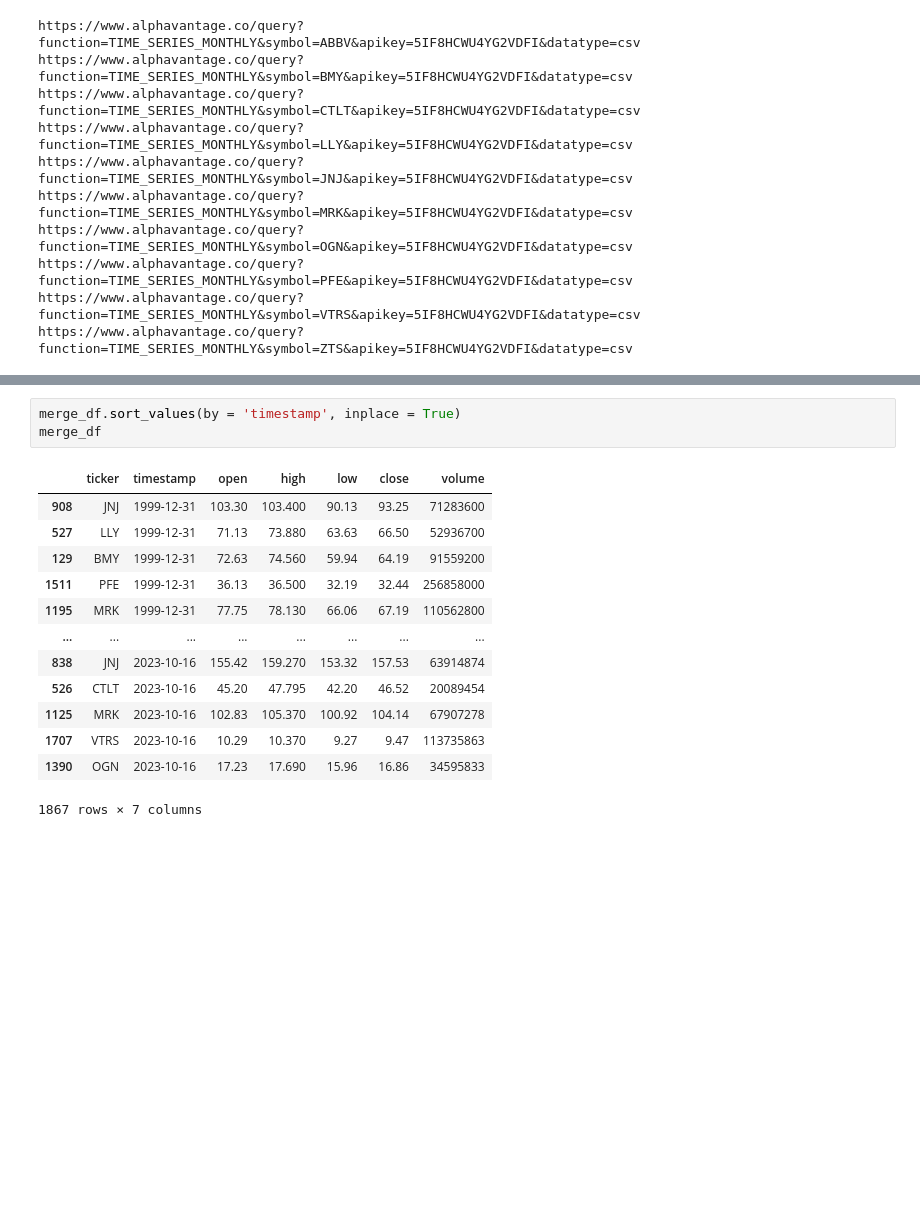
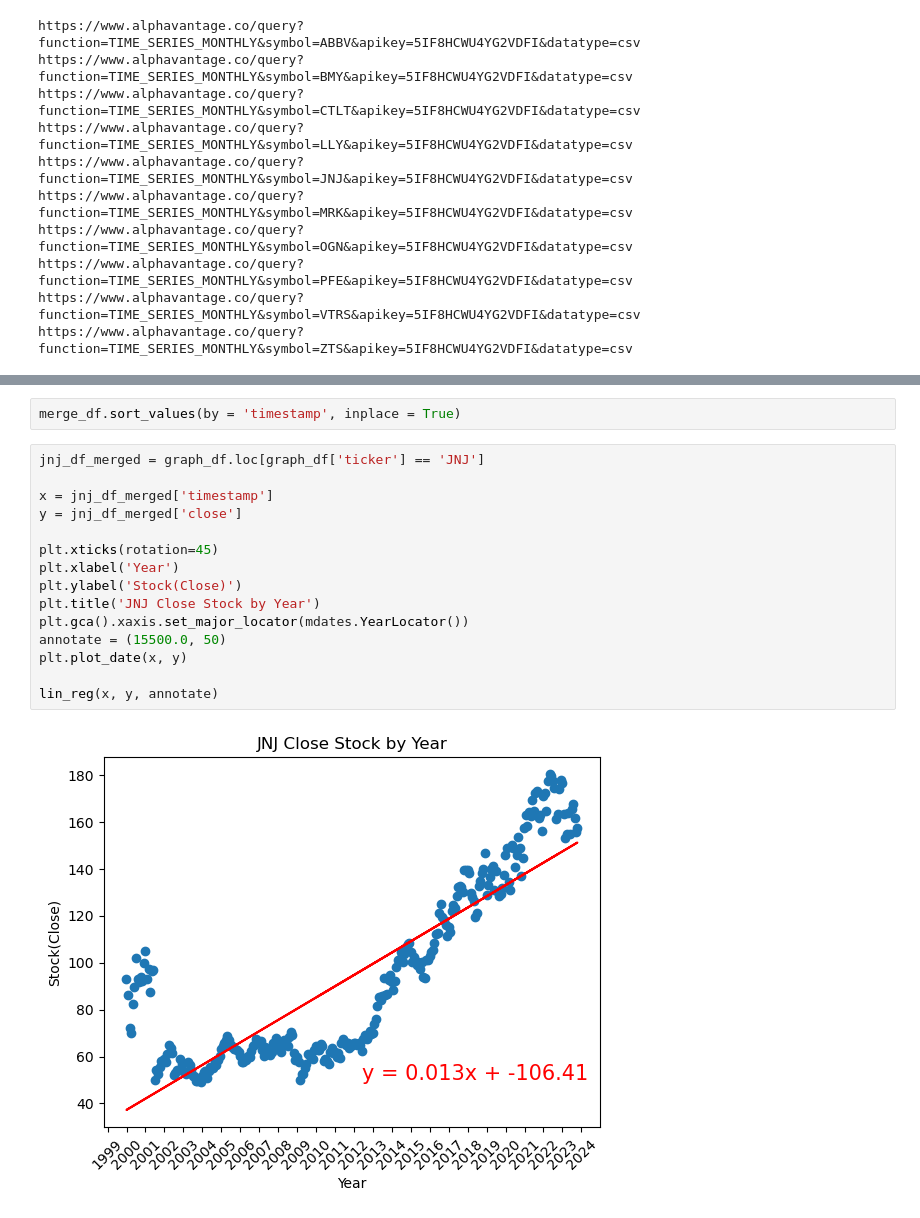
Before and after one commit to proctorsjackson/group_3_project_1, a Jupyter notebook: Project_1_Combined_Code.ipynb, the cells around one changed output, grey strips where cells are left out. Saved outputs shown, nothing was run; the diff lists cells and outputs as text; blank space fills up the shorter version.

```diff
--- a/Project_1_Combined_Code.ipynb
+++ b/Project_1_Combined_Code.ipynb
@@ -66,18 +80,20 @@ merge_df.to_csv('csv_files/merge_stock.csv', index=False)
 # %%
 merge_df.sort_values(by = 'timestamp', inplace = True)
-merge_df
-# %% [output]
-|  | ticker | timestamp | open | high | low | close | volume |
-| 908 | JNJ | 1999-12-31 | 103.30 | 103.400 | 90.13 | 93.25 | 71283600 |
-| 527 | LLY | 1999-12-31 | 71.13 | 73.880 | 63.63 | 66.50 | 52936700 |
-| 129 | BMY | 1999-12-31 | 72.63 | 74.560 | 59.94 | 64.19 | 91559200 |
-| 1511 | PFE | 1999-12-31 | 36.13 | 36.500 | 32.19 | 32.44 | 256858000 |
-| 1195 | MRK | 1999-12-31 | 77.75 | 78.130 | 66.06 | 67.19 | 110562800 |
-| ... | ... | ... | ... | ... | ... | ... | ... |
-| 838 | JNJ | 2023-10-16 | 155.42 | 159.270 | 153.32 | 157.53 | 63914874 |
-| 526 | CTLT | 2023-10-16 | 45.20 | 47.795 | 42.20 | 46.52 | 20089454 |
-| 1125 | MRK | 2023-10-16 | 102.83 | 105.370 | 100.92 | 104.14 | 67907278 |
-| 1707 | VTRS | 2023-10-16 | 10.29 | 10.370 | 9.27 | 9.47 | 113735863 |
-| 1390 | OGN | 2023-10-16 | 17.23 | 17.690 | 15.96 | 16.86 | 34595833 |
-1867 rows × 7 columns
+# %%
+jnj_df_merged = graph_df.loc[graph_df['ticker'] == 'JNJ']
+
+x = jnj_df_merged['timestamp']
+y = jnj_df_merged['close']
+
+plt.xticks(rotation=45)
+plt.xlabel('Year')
+plt.ylabel('Stock(Close)')
+plt.title('JNJ Close Stock by Year')
+plt.gca().xaxis.set_major_locator(mdates.YearLocator())
+annotate = (15500.0, 50)
+plt.plot_date(x, y)
+
+lin_reg(x, y, annotate)
+# %% [output]
+[figure, added]
 # %%
```
Also changed, not shown: parts of 6 cells of this notebook.
